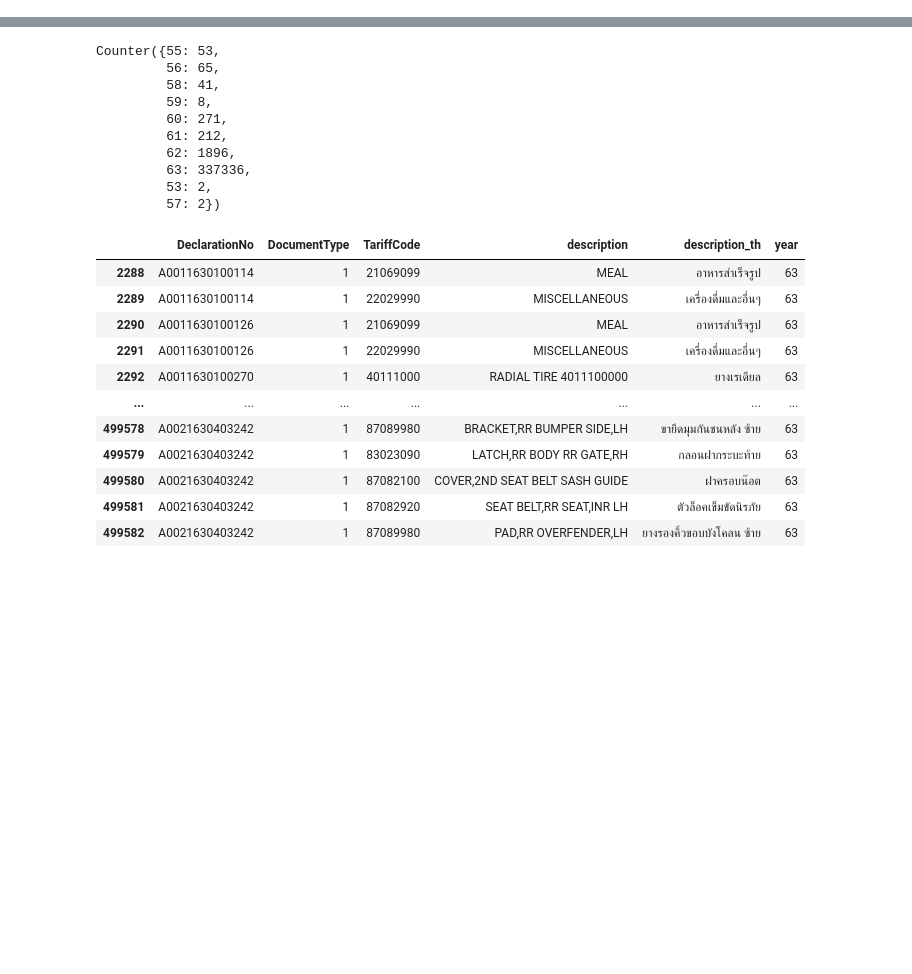
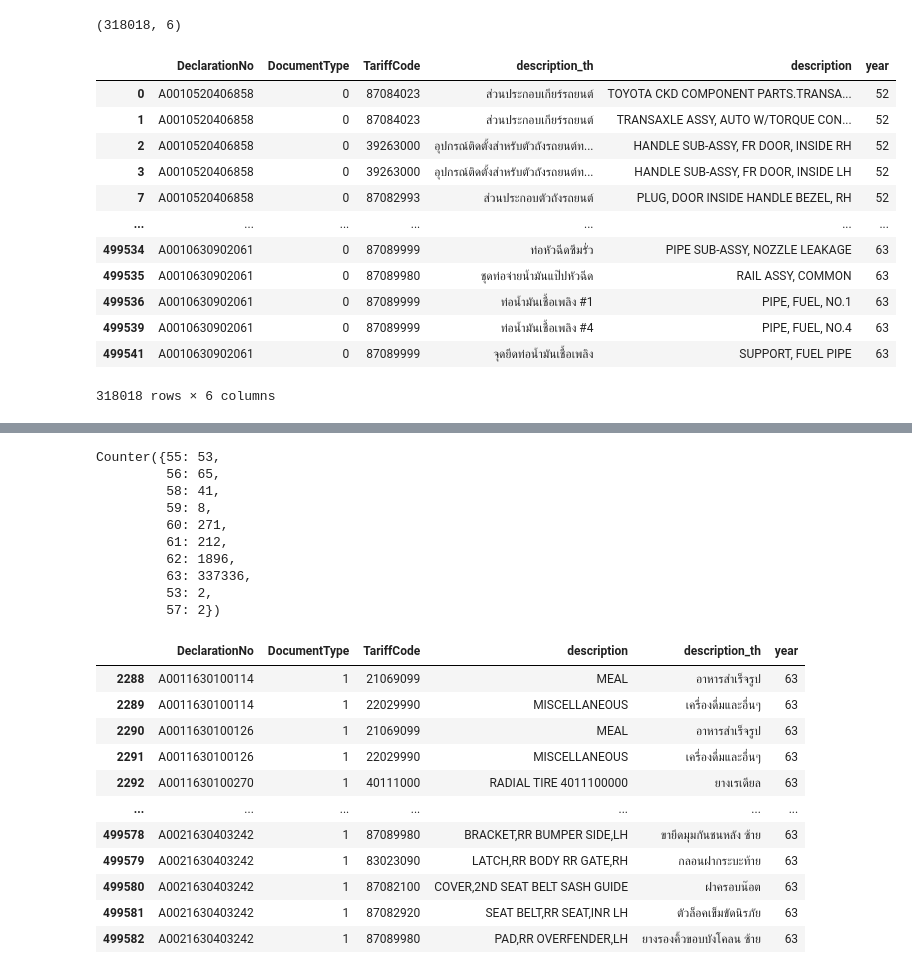
Before and after one commit to dragon-library/work_space, a Jupyter notebook: HS_Code/manage_data.ipynb, the cells around one changed output, grey strips where cells are left out. Drawn from its saved outputs; the diff is of its cells as text; code cells hidden in the pictures; blank space fills up the shorter version.

```diff
--- a/HS_Code/manage_data.ipynb
+++ b/HS_Code/manage_data.ipynb
@@ -68,0 +86,3 @@ data
+# %%
+df = master.copy()
+print_df_info(df)
@@ -68,0 +104,22 @@ data
+# %%
+df = drop_df(df)
+df = drop_nan(df)
+df.shape
+# %% [output]
+(318018, 6)
+# %%
+df
+# %% [output]
+|  | DeclarationNo | DocumentType | TariffCode | description_th | description | year |
+| 0 | A0010520406858 | 0 | 87084023 | ส่วนประกอบเกียร์รถยนต์ | TOYOTA CKD COMPONENT PARTS.TRANSA... | 52 |
+| 1 | A0010520406858 | 0 | 87084023 | ส่วนประกอบเกียร์รถยนต์ | TRANSAXLE ASSY, AUTO W/TORQUE CON... | 52 |
+| 2 | A0010520406858 | 0 | 39263000 | อุปกรณ์ติดตั้งสำหรับตัวถังรถยนต์ท... | HANDLE SUB-ASSY, FR DOOR, INSIDE RH | 52 |
+| 3 | A0010520406858 | 0 | 39263000 | อุปกรณ์ติดตั้งสำหรับตัวถังรถยนต์ท... | HANDLE SUB-ASSY, FR DOOR, INSIDE LH | 52 |
+| 7 | A0010520406858 | 0 | 87082993 | ส่วนประกอบตัวถังรถยนต์ | PLUG, DOOR INSIDE HANDLE BEZEL, RH | 52 |
+| ... | ... | ... | ... | ... | ... | ... |
+| 499534 | A0010630902061 | 0 | 87089999 | ท่อหัวฉีดซึมรั่ว | PIPE SUB-ASSY, NOZZLE LEAKAGE | 63 |
+| 499535 | A0010630902061 | 0 | 87089980 | ชุดท่อจ่ายน้ำมันแป๊ปหัวฉีด | RAIL ASSY, COMMON | 63 |
+| 499536 | A0010630902061 | 0 | 87089999 | ท่อน้ำมันเชื้อเพลิง #1 | PIPE, FUEL, NO.1 | 63 |
+| 499539 | A0010630902061 | 0 | 87089999 | ท่อน้ำมันเชื้อเพลิง #4 | PIPE, FUEL, NO.4 | 63 |
+| 499541 | A0010630902061 | 0 | 87089999 | จุดยึดท่อน้ำมันเชื้อเพลิง | SUPPORT, FUEL PIPE | 63 |
+318018 rows × 6 columns
```
Also changed, not shown: parts of 18 cells of this notebook, 8 other files.
